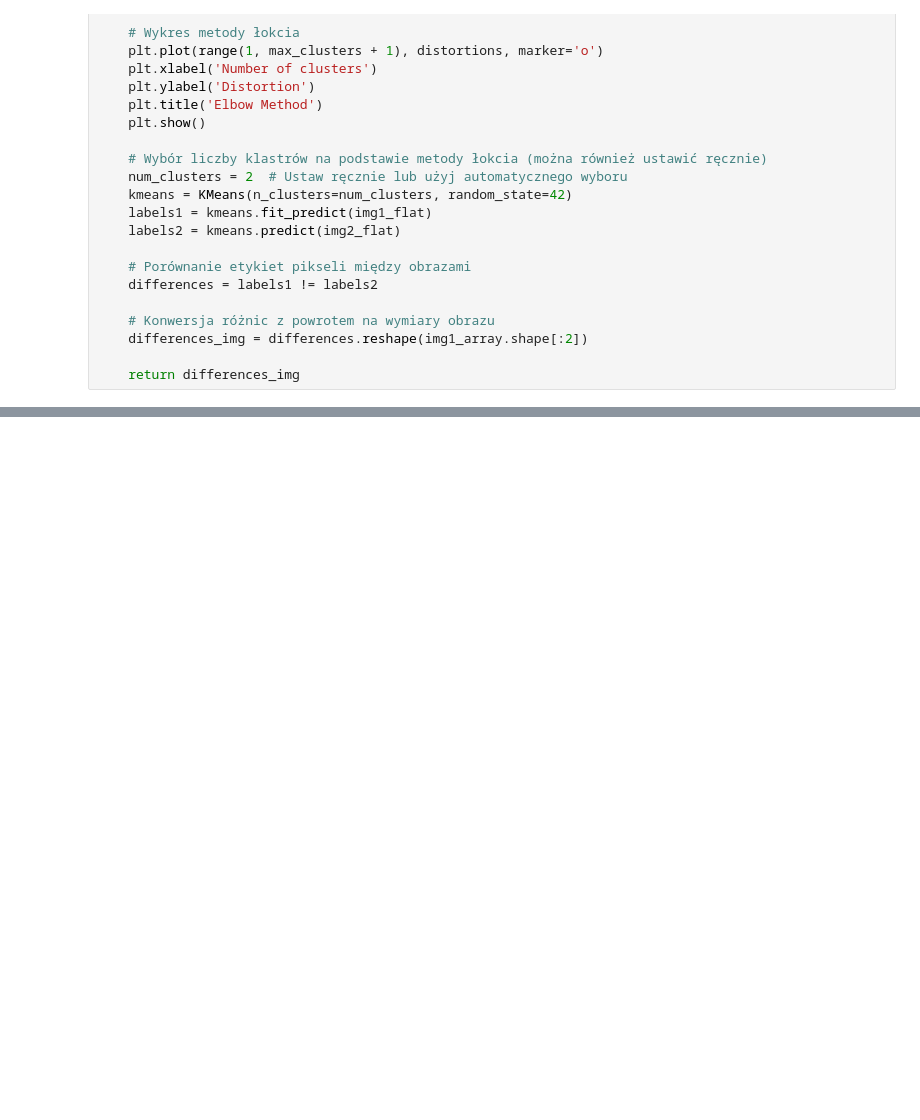
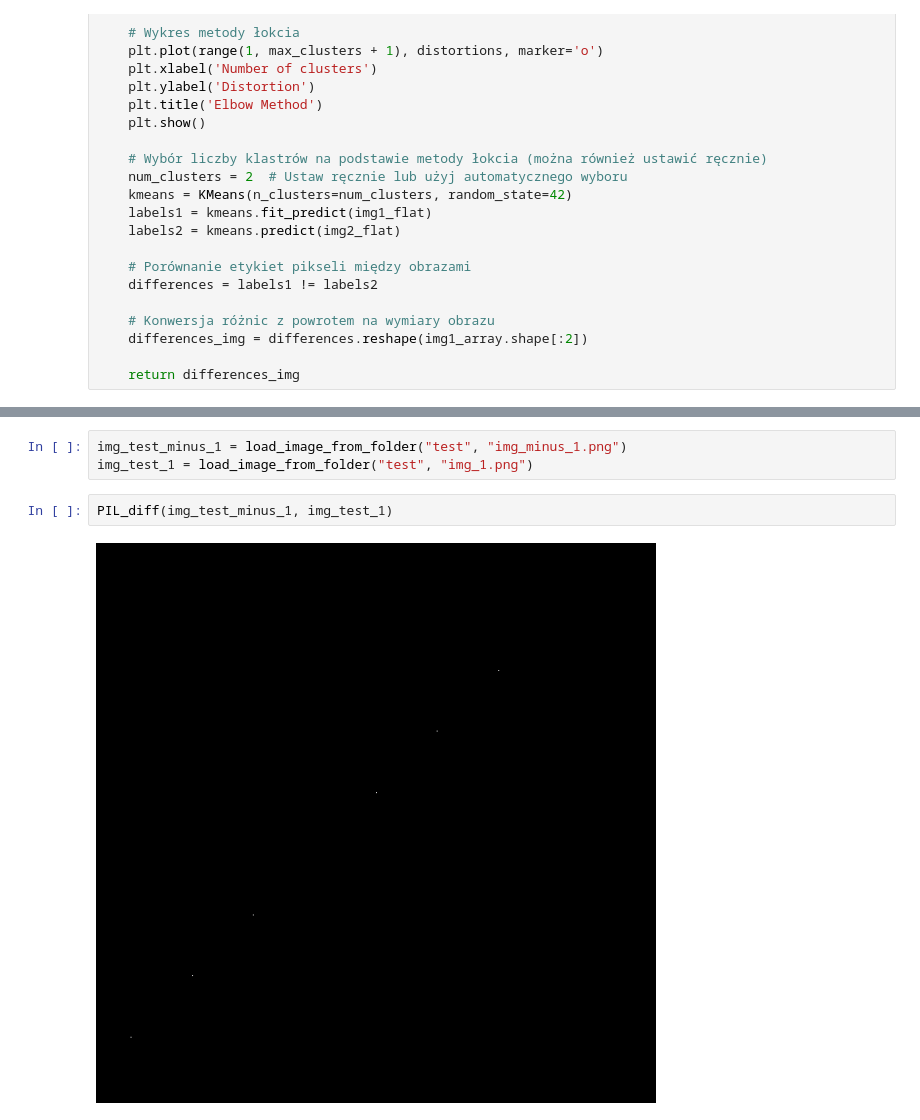
Before and after one commit to PsimonL/MachinLearningProject, a Jupyter notebook: Project.ipynb, the cells around one changed output, grey strips where cells are left out. Saved outputs shown, nothing was run; the diff lists cells and outputs as text; blank space fills up the shorter version.

```diff
--- a/Project.ipynb
+++ b/Project.ipynb
@@ -304,0 +414,7 @@ io.show()
+# %%
+img_test_minus_1 = load_image_from_folder("test", "img_minus_1.png")
+img_test_1 = load_image_from_folder("test", "img_1.png")
+# %%
+PIL_diff(img_test_minus_1, img_test_1)
+# %% [output]
+[figure, added]
```
Also changed, not shown: parts of 11 cells of this notebook, 38 other files.
